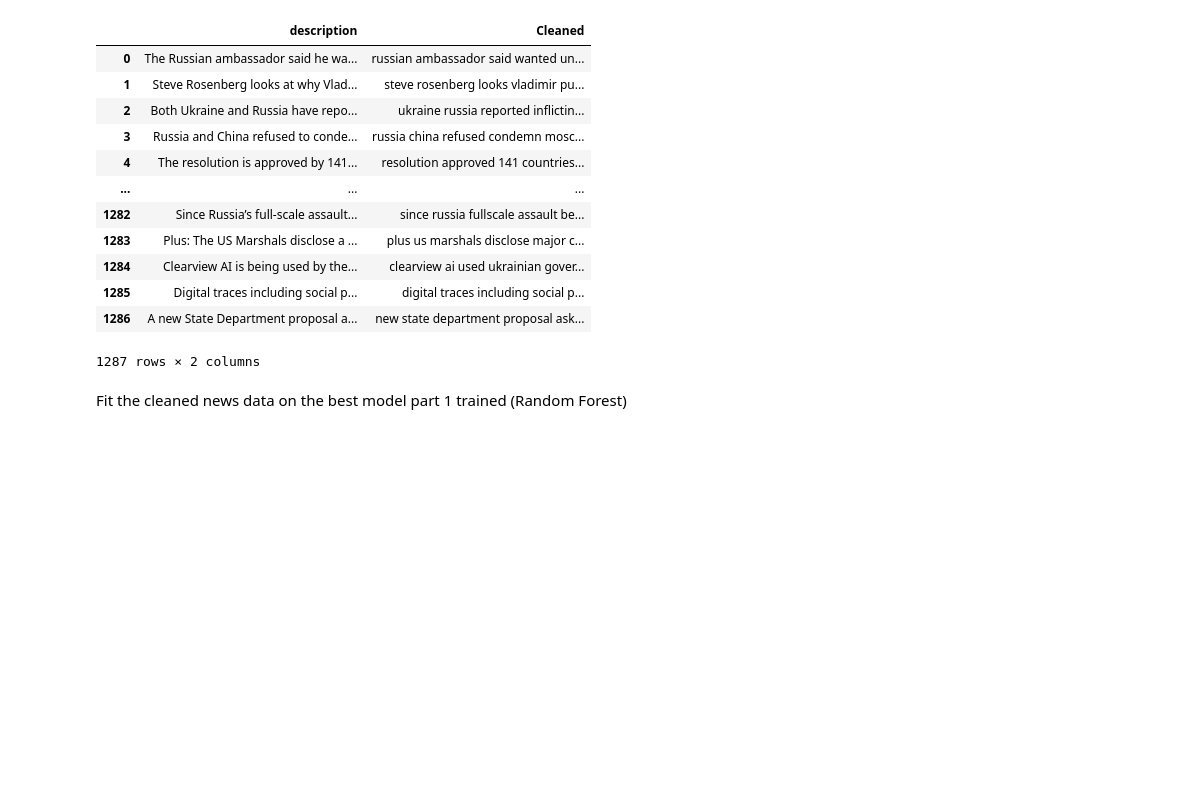
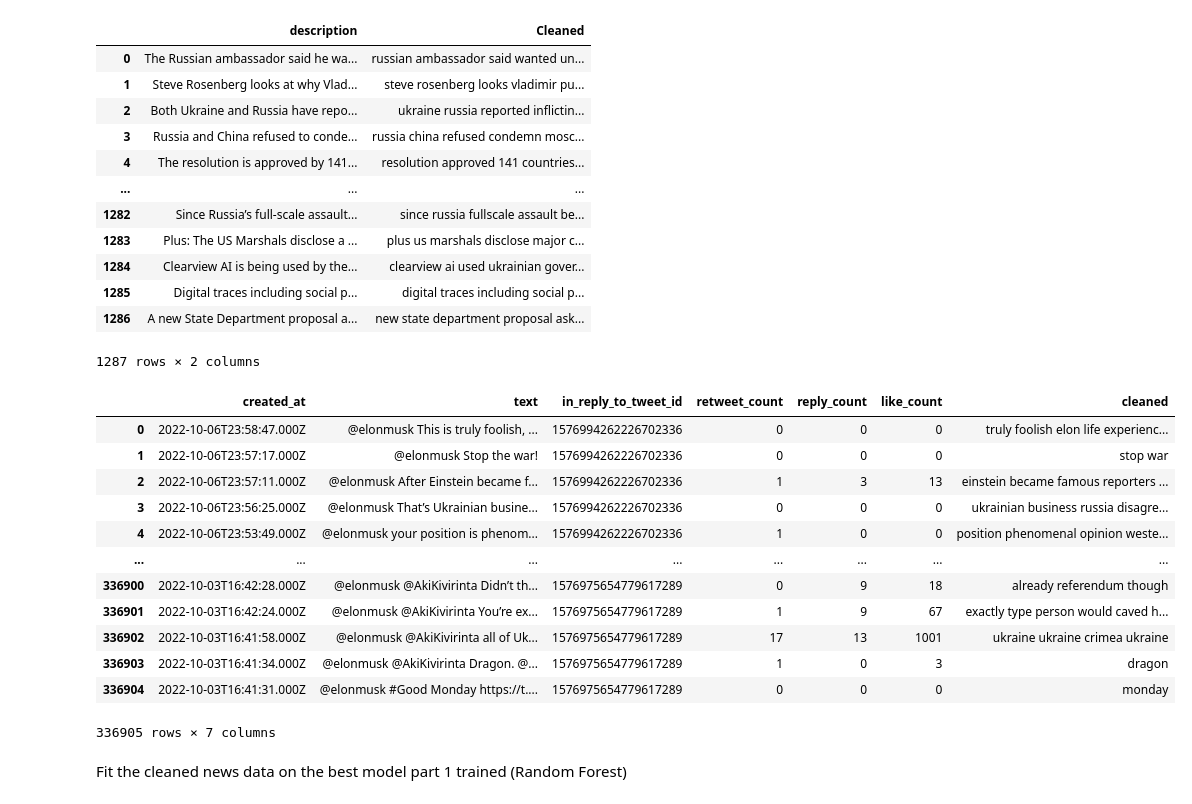
Before and after one commit to Nim-ah/MIE1624-Course-Project, a Jupyter notebook: 1624_Sentiment_Analysis.ipynb, the cells around one changed output. Saved outputs shown, nothing was run; the diff lists cells and outputs as text; code cells hidden in the pictures; blank space fills up the shorter version.

```diff
--- a/1624_Sentiment_Analysis.ipynb
+++ b/1624_Sentiment_Analysis.ipynb
@@ -447,3 +453,19 @@ news_df
+# %%
+elon_reply_df
+# %% [output]
+|  | created_at | text | in_reply_to_tweet_id | retweet_count | reply_count | like_count | cleaned |
+| 0 | 2022-10-06T23:58:47.000Z | @elonmusk This is truly foolish, ... | 1576994262226702336 | 0 | 0 | 0 | truly foolish elon life experienc... |
+| 1 | 2022-10-06T23:57:17.000Z | @elonmusk Stop the war! | 1576994262226702336 | 0 | 0 | 0 | stop war |
+| 2 | 2022-10-06T23:57:11.000Z | @elonmusk After Einstein became f... | 1576994262226702336 | 1 | 3 | 13 | einstein became famous reporters ... |
+| 3 | 2022-10-06T23:56:25.000Z | @elonmusk That’s Ukrainian busine... | 1576994262226702336 | 0 | 0 | 0 | ukrainian business russia disagre... |
+| 4 | 2022-10-06T23:53:49.000Z | @elonmusk your position is phenom... | 1576994262226702336 | 1 | 0 | 0 | position phenomenal opinion weste... |
+| ... | ... | ... | ... | ... | ... | ... | ... |
+| 336900 | 2022-10-03T16:42:28.000Z | @elonmusk @AkiKivirinta Didn’t th... | 1576975654779617289 | 0 | 9 | 18 | already referendum though |
+| 336901 | 2022-10-03T16:42:24.000Z | @elonmusk @AkiKivirinta You’re ex... | 1576975654779617289 | 1 | 9 | 67 | exactly type person would caved h... |
+| 336902 | 2022-10-03T16:41:58.000Z | @elonmusk @AkiKivirinta all of Uk... | 1576975654779617289 | 17 | 13 | 1001 | ukraine ukraine crimea ukraine |
+| 336903 | 2022-10-03T16:41:34.000Z | @elonmusk @AkiKivirinta Dragon. @... | 1576975654779617289 | 1 | 0 | 3 | dragon |
+| 336904 | 2022-10-03T16:41:31.000Z | @elonmusk #Good Monday https://t.... | 1576975654779617289 | 0 | 0 | 0 | monday |
+336905 rows × 7 columns
 # %% [markdown]
 Fit the cleaned news data on the best model part 1 trained (Random Forest)
 # %%
```
Also changed, not shown: parts of 7 cells of this notebook.
